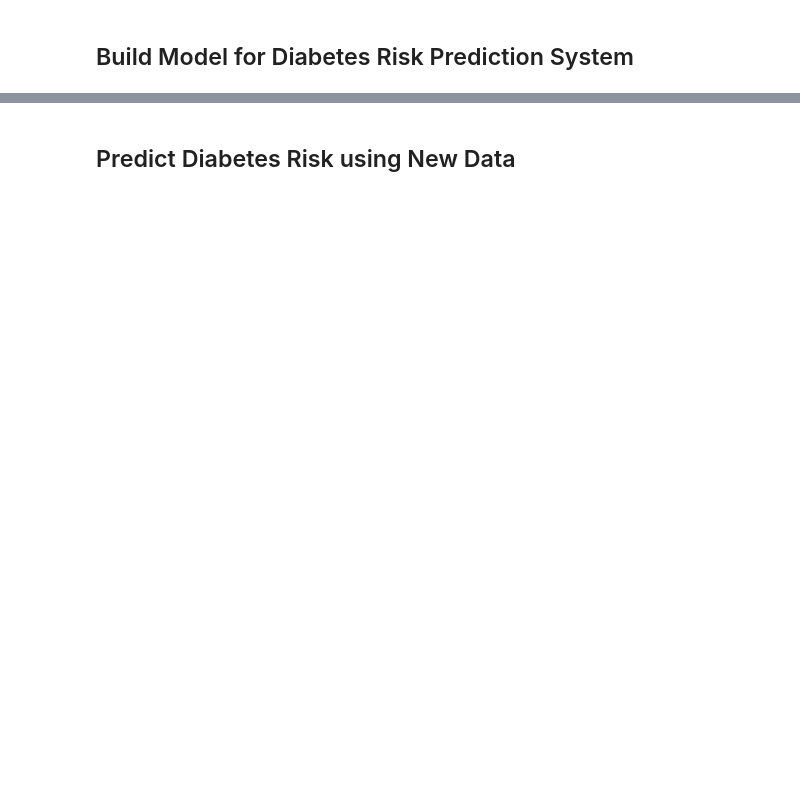
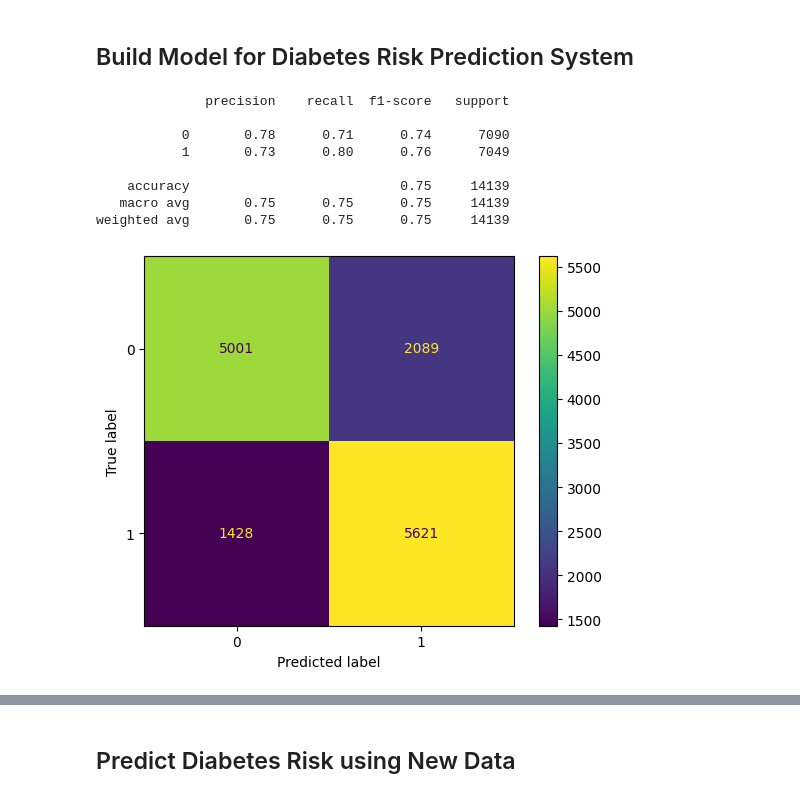
Before and after one commit to cepulmano/ai-healthcare-medicine, a Jupyter notebook: day2/predictiveanalytics/DiabetesPrediction.ipynb, the cells around one changed output, grey strips where cells are left out. Drawn from its saved outputs; the diff is of its cells as text; code cells hidden in the pictures; blank space fills up the shorter version.

```diff
--- a/day2/predictiveanalytics/DiabetesPrediction.ipynb
+++ b/day2/predictiveanalytics/DiabetesPrediction.ipynb
@@ -296,31 +337,42 @@ print(f"Average Precision: {np.mean(precision_scores):.2f}")
 # %%
 # Separate features (X) and target variable (y)
 X = balanced_df.drop('DiabetesOutcome', axis=1)
 y = balanced_df['DiabetesOutcome']
 
 # Split data into training and testing sets
 X_train, X_test, y_train, y_test = train_test_split(X, y, test_size=0.2, random_state=42)
 
 # Scale the features using StandardScaler
 scaler = StandardScaler()
 X_train = scaler.fit_transform(X_train)
 X_test = scaler.transform(X_test)
 
 # Initialize and train the MLPClassifier
 mlp = MLPClassifier(hidden_layer_sizes=(10,), max_iter=1000)
 mlp.fit(X_train, y_train)
 
 # Make predictions on the test set
-predictions = mlp.predict(X_test)
+# Classify as 1 only if the model is over 50% confident
+predictions = (mlp.predict_proba(X_test)[:, 1] >= 0.5).astype(int)
 
 # Evaluate the model
 cm = confusion_matrix(y_test,predictions)
 
 print(classification_report(y_test, predictions))
 
 cm_display = ConfusionMatrixDisplay(confusion_matrix = cm, display_labels = [0, 1])
 cm_display.plot()
 plt.show()
+# %% [output]
+              precision    recall  f1-score   support
+
+           0       0.78      0.71      0.74      7090
+           1       0.73      0.80      0.76      7049
+
+    accuracy                           0.75     14139
+   macro avg       0.75      0.75      0.75     14139
+weighted avg       0.75      0.75      0.75     14139
+[figure, added]
 # %%
 from sklearn.metrics import roc_auc_score
 
```
Also changed, not shown: parts of 14 cells of this notebook.
